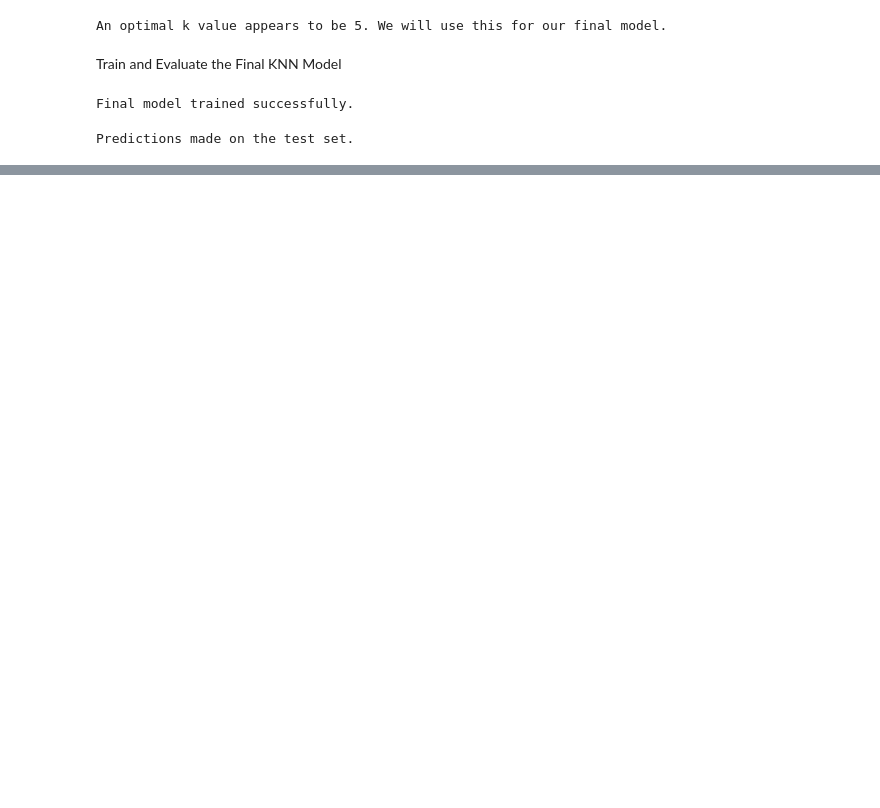
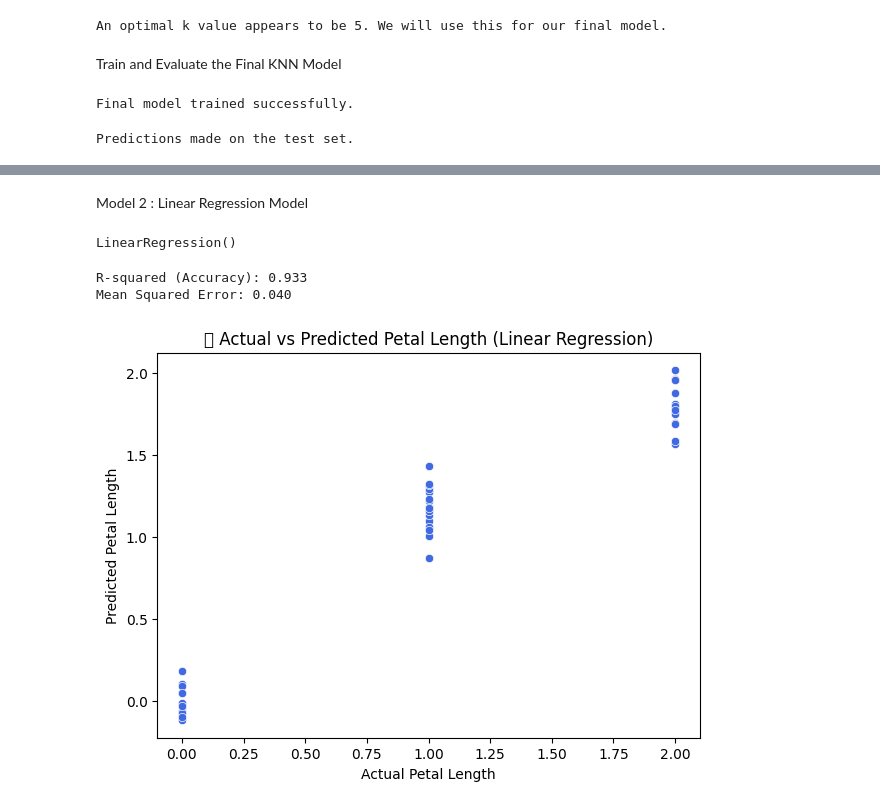
Before and after one commit to madalamanikanta/Iris-Flower-Classification, a Jupyter notebook: EML_PBL.ipynb, the cells around one changed output, grey strips where cells are left out. Saved outputs shown, nothing was run; the diff lists cells and outputs as text; code cells hidden in the pictures; blank space fills up the shorter version.

```diff
--- a/EML_PBL.ipynb
+++ b/EML_PBL.ipynb
@@ -295,0 +323,26 @@ weighted avg       1.00      1.00      1.00        45
+# %% [markdown]
+Model 2 : Linear Regression Model
+# %%
+lr_model = LinearRegression()
+lr_model.fit(X_train, y_train)
+# %% [output]
+LinearRegression()
+# %%
+y_pred_lr = lr_model.predict(X_test)
+# %%
+r2 = r2_score(y_test, y_pred_lr)
+mse = mean_squared_error(y_test, y_pred_lr)
+print(f"R-squared (Accuracy): {r2:.3f}")
+print(f"Mean Squared Error: {mse:.3f}")
+# %% [output]
+R-squared (Accuracy): 0.933
+Mean Squared Error: 0.040
+# %%
+plt.figure(figsize=(7,5))
+sns.scatterplot(x=y_test, y=y_pred_lr, color='royalblue')
+plt.xlabel('Actual Petal Length')
+plt.ylabel('Predicted Petal Length')
+plt.title('🔹 Actual vs Predicted Petal Length (Linear Regression)')
+plt.show()
+# %% [output]
+[figure, added]
```
Also changed, not shown: parts of 17 cells of this notebook.
